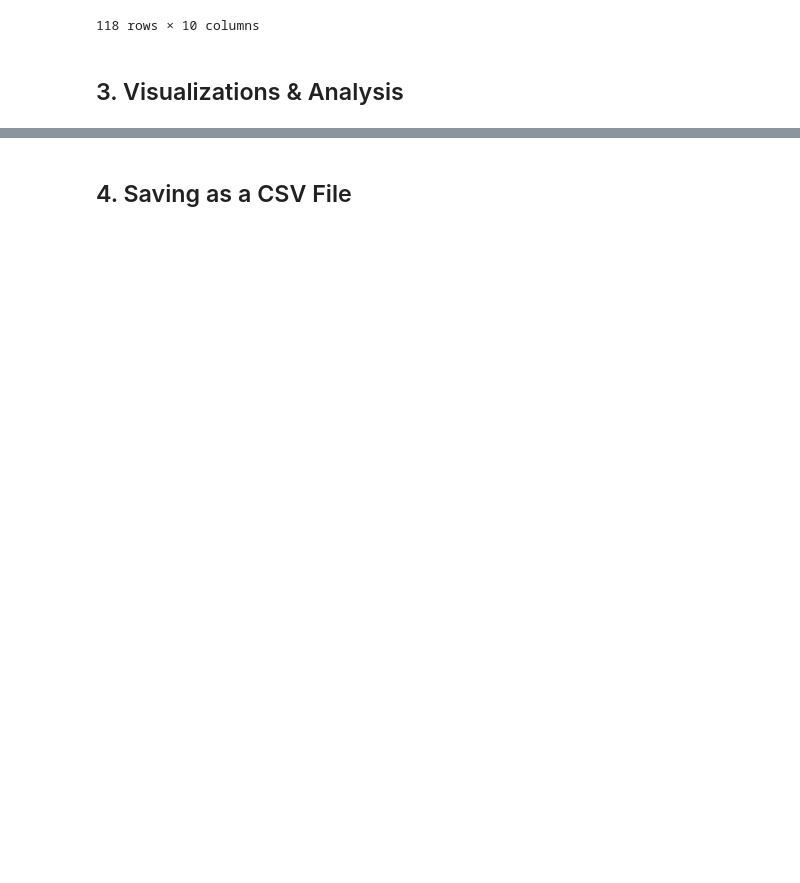
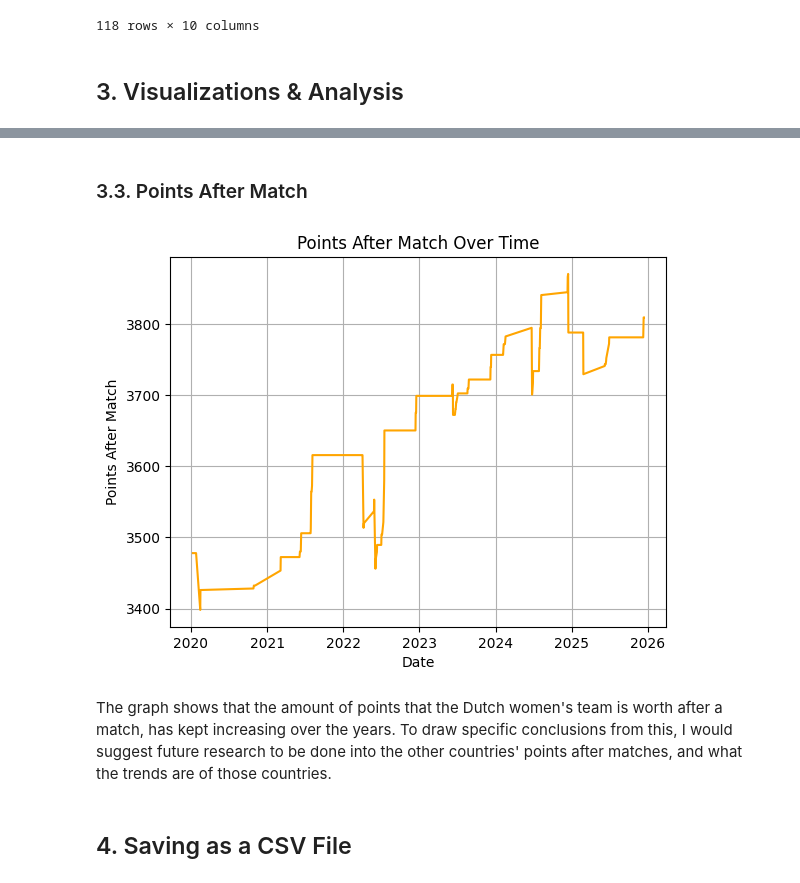
Before and after one commit to Cameron-Meinsma/Assignment_3_Resubmission, a Jupyter notebook: assignment_3_resubmission.ipynb, the cells around one changed output, grey strips where cells are left out. Saved outputs shown, nothing was run; the diff lists cells and outputs as text; code cells hidden in the pictures; blank space fills up the shorter version.

```diff
--- a/assignment_3_resubmission.ipynb
+++ b/assignment_3_resubmission.ipynb
@@ -328,2 +411,15 @@ df_visuals.head()
+# %% [markdown]
+### 3.3. Points After Match
+# %%
+# Plot a linegraph of the Points After Match column
+plt.plot(df_visuals["date"], df_visuals["points_after_match"], color="orange")
+plt.xlabel("Date")
+plt.ylabel("Points After Match")
+plt.title("Points After Match Over Time")
+plt.grid()
+# %% [output]
+[figure, added]
+# %% [markdown]
+The graph shows that the amount of points that the Dutch women's team is worth after a match, has kept increasing over the years. To draw specific conclusions from this, I would suggest future research to be done into the other countries' points after matches, and what the trends are of those countries.
 # %% [markdown]
 ## 4. Saving as a CSV File
```
Also changed, not shown: parts of 9 cells of this notebook.
